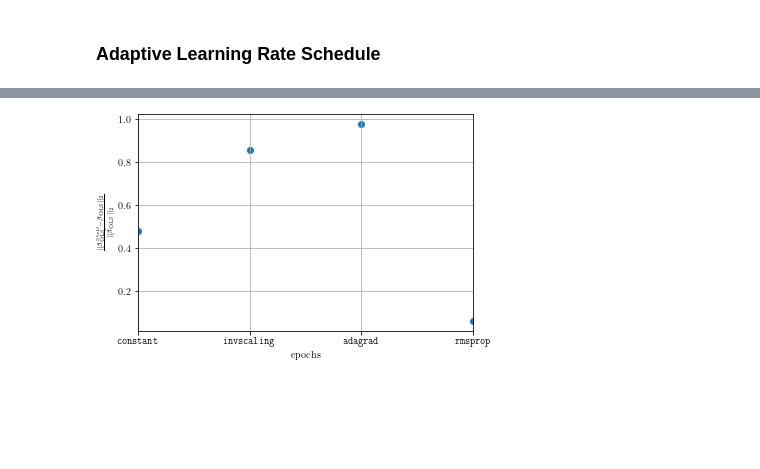
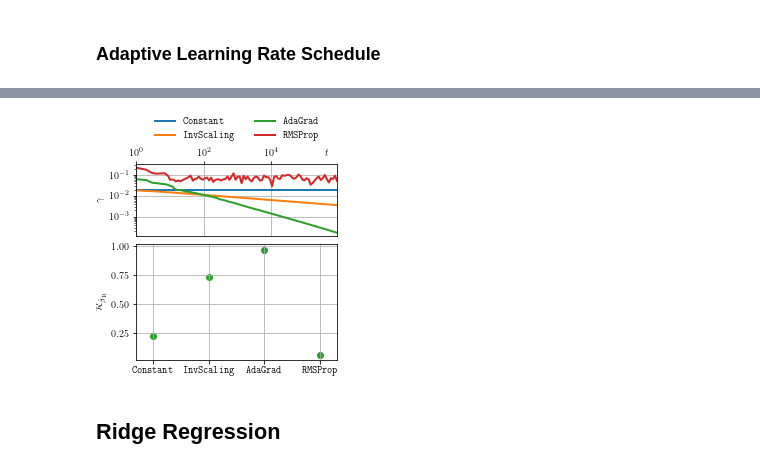
Before and after one commit to timzimm/CompSci, a Jupyter notebook: 01_regression_resampling/src/05_stochastic_gradient_descent.ipynb, the cells around one changed output, grey strips where cells are left out. Cells and saved outputs as stored; diff of their text form; code cells hidden in the pictures; blank space fills up the shorter version.

```diff
--- a/01_regression_resampling/src/05_stochastic_gradient_descent.ipynb
+++ b/01_regression_resampling/src/05_stochastic_gradient_descent.ipynb
@@ -38,7 +38,7 @@ save=True
 save_dir = "../../../tex/01_regression_resampling/img/"
 # %%
 # Data generation
-N = 2000
+N = 2048
 p = 4
 sigma = 0.1
 x,y,z = random_x_y_franke(N, sigma=sigma)
@@ -274,8 +224,12 @@ def rmsprop():
 # %%
-schedules = [constant, invscaling, adagrad(), rmsprop()]
+eta0 = 0.02
+schedules = [Constant(log=True, eta0=eta0),
+             InverseScaling(log=True, eta0=eta0),
+             AdaGrad(log=True, eta0=eta0),
+             RMSProp(log=True, eta0=eta0)]
 
-minibatches = N//5
-max_epochs = 5000
+minibatches = N//4
+max_epochs = 2000
 tol=None
 seed=42
 
@@ -292,3 +246,10 @@ for i,schedule in enumerate(tqdm(schedules)):
 
     ols_sgd.fit(X,z)
     error_to_analytical_schedules[i] = relative_error_own(ols_pinv, ols_sgd)
+# %%
+#Adagrad and RMSProp yield feature-specific learning rates.
+#Only show the mean of all
+
+print(schedules[2].learning_rates[0].shape)
+schedules[2].learning_rates = np.mean(schedules[2].learning_rates, axis=1)
+schedules[3].learning_rates = np.mean(schedules[3].learning_rates, axis=1)
@@ -295,9 +258,40 @@ for i,schedule in enumerate(tqdm(schedules)):
 # %%
-labels = [r"\texttt{constant}",r"\texttt{invscaling}",r"\texttt{adagrad}",r"\texttt{rmsprop}"]
-fig, ax = plt.subplots()
-ax.set_xlabel(r"epochs")
-ax.set_ylabel(r"$\frac{||\hat{\beta}^\mathrm{SGD}_\mathrm{OLS} - \hat{\beta}_\mathrm{OLS}||_2}{||\hat{\beta}_\mathrm{OLS}||_2}$")
-ax.scatter(labels,error_to_analytical_schedules)
-plt.show()
+labels = [r"\texttt{Constant}",r"\texttt{InvScaling}",r"\texttt{AdaGrad}",r"\texttt{RMSProp}"]
+
+kwargs = {"height_ratios":[0.618,1]}
+size = (3.6, 3.6) if save else (10,6)
+fig, ax = plt.subplots(nrows=2, figsize=size, gridspec_kw=kwargs)
+plt.subplots_adjust(hspace=0.09)
+
+ax[0].set_xscale("log")
+ax[0].set_yscale("log")
+ax[0].xaxis.tick_top()
+ax[0].xaxis.set_label_position('top')
+ax[0].set_ylabel(r"$\gamma$")
+ax[0].set_xlabel(r"$t$")
+ax[0].xaxis.set_label_coords(.95,1.12)
+
+for label,schedule in zip(labels,schedules):
+    lr = np.array(schedule.learning_rates)
+    log_idx = np.unique(np.geomspace(1, len(lr),
+                                     num=100,
+                                     endpoint=False).astype(int))
+    ax[0].plot(log_idx,lr[log_idx],label=label)
+
+ax[1].set_ylabel(error_label)
+ax[1].scatter(labels,error_to_analytical_schedules, c="C2")
+
+for a in ax:
+    a.legend(*a.get_legend_handles_labels(),
+             ncol=2,
+             bbox_to_anchor=[0.05,1.2],
+             loc="lower left")
+ax[1].margins(x=0.1)
+if save:
+    fig.savefig(save_dir + "sgd_ols_schedule.pdf", bbox_inches="tight")
+else:
+    plt.show()
 # %% [output]
-[figure, old version]
+[figure, new version]
+# %% [markdown]
+## Ridge Regression
```
Also changed, not shown: parts of 19 cells of this notebook, 4 other files.
